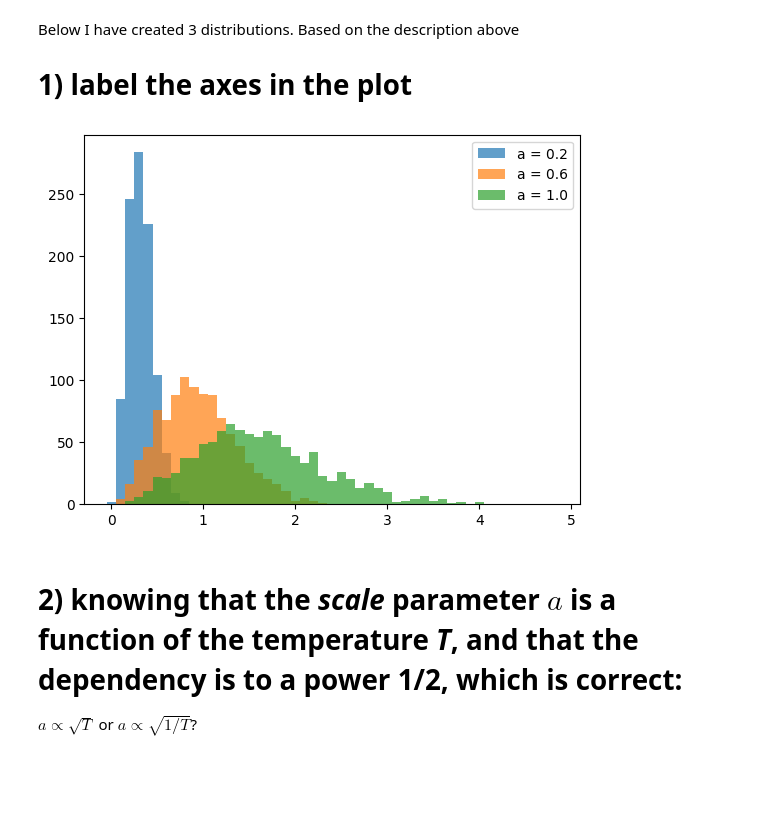
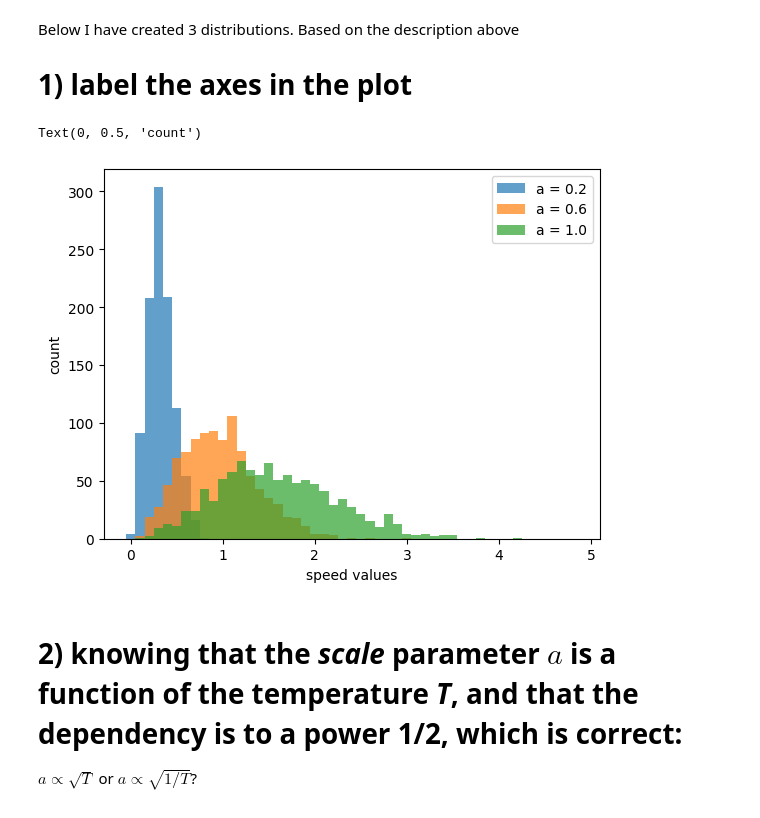
Before and after one commit to bivekpok/DSPS_BPokhrel, a Jupyter notebook: HW2/MBoltzmannDistribution.ipynb, the cells around one changed output. Cells and saved outputs as stored; diff of their text form; code cells hidden in the pictures; blank space fills up the shorter version.

```diff
--- a/HW2/MBoltzmannDistribution.ipynb
+++ b/HW2/MBoltzmannDistribution.ipynb
@@ -24,18 +24,23 @@ Below I have created 3 distributions. Based on the description above
 
 # 1) label the axes in the plot
 # %%
+np.random.seed(42)
 np.random.randn(123)
+
 fig, ax = pl.subplots()
 for a in [0.2, 0.6, 1.0]:
     ax.hist(sp.stats.chi.rvs(df=3, scale=a, size=1000), # could as well be sp.stats.maxwell.rvs(scale=a, size=1000)
           bins=np.arange(0,5,0.1)-0.05, alpha=0.7,
        label="a = %.1f"%a);
 
-pl.legend();
-
+pl.legend()
 # your code to add labels here
+pl.xlabel('speed values')
+pl.ylabel('count')
+# pl.legend('Histogram plot of Maxwell Bolzmann distribution')
 # %% [output]
+Text(0, 0.5, 'count')
-[figure, old version]
+[figure, new version]
 # %% [markdown]
 # 2) knowing that the *scale* parameter $a$  is a function of the temperature  *T*, and that the dependency is to a power 1/2, which is correct:
    **$a \propto \sqrt{T}$**  or **$a \propto \sqrt{1/T}$**?
```
Also changed, not shown: parts of 6 cells of this notebook.
